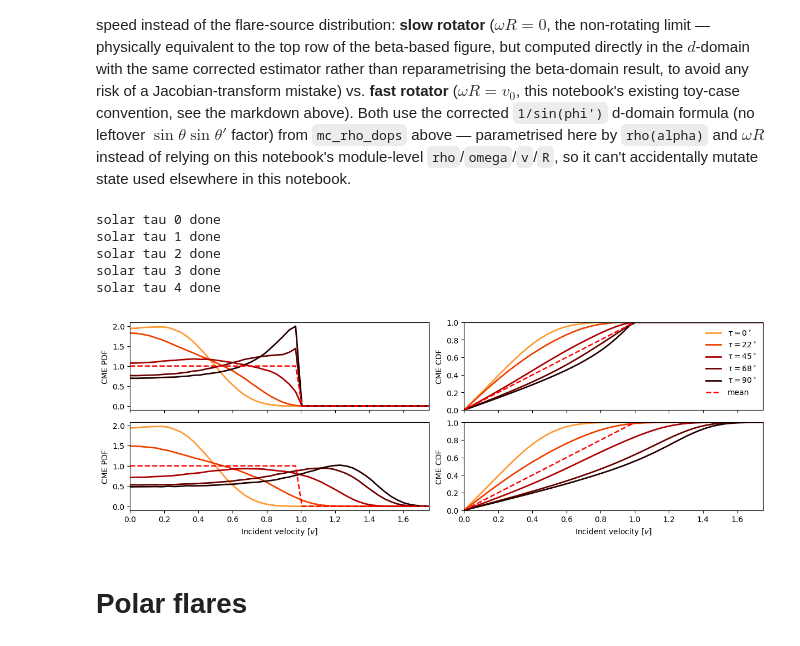
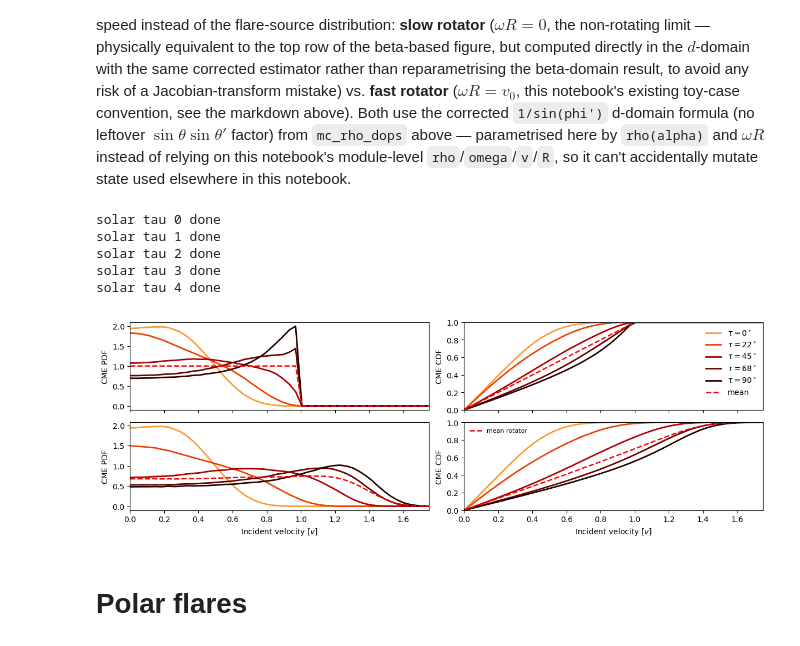
Before and after one commit to demichieldewilde/CME_distribution, a Jupyter notebook: CME_distribution_rotation.ipynb, the cells around one changed output. Drawn from its saved outputs; the diff is of its cells as text; code cells hidden in the pictures.

Commit message:
mean curve for rotations

```diff
--- a/CME_distribution_rotation.ipynb
+++ b/CME_distribution_rotation.ipynb
@@ -369,8 +369,17 @@ cdf_slow = np.array([cdf_from_pdf(dops_grid, p) for p in pdf_slow])
 cdf_fast = np.array([cdf_from_pdf(dops_grid, p) for p in pdf_fast])
 
 v0 = 1.0
+# slow-rotator row: no rotation, so d can never exceed v0 -- the "mean" reference is the usual
+# flat/step-function isotropic curve (uniform in d over [0, v0]) and its linear CDF.
 pdf_mean_ref = np.where(dops_grid <= v0, 1.0 / v0, 0.0)
 cdf_mean_ref = np.clip(dops_grid / v0, 0, 1)
+
+# fast-rotator row: rotation lets d exceed v0, so that flat/step reference no longer applies.
+# Instead use the sin(tau)-weighted average of the actual computed curves -- the physically
+# meaningful "mean over a randomly oriented rotation axis" (tau is distributed proportional to
+# sin(tau) for an isotropic axis direction), matching this notebook's original "mean rotator".
+pdf_mean_fast = np.average(pdf_fast, axis=0, weights=np.sin(Taus))
+cdf_mean_fast = cdf_from_pdf(dops_grid, pdf_mean_fast)
 
 cmap = plt.get_cmap("gist_heat_r")
 colors = [cmap(c) for c in np.linspace(0.2, 0.9, len(Taus))]
@@ -382,36 +391,37 @@ for i, tau in enumerate(Taus):
     axes[0, 0].plot(dops_grid, pdf_slow[i], lw=2, color=col)
     axes[0, 1].plot(dops_grid, cdf_slow[i], lw=2, color=col, label=lab)
     axes[1, 0].plot(dops_grid, pdf_fast[i], lw=2, color=col)
     axes[1, 1].plot(dops_grid, cdf_fast[i], lw=2, color=col)
 
 axes[0, 0].plot(dops_grid, pdf_mean_ref, "--", color="red", lw=1.8)
-axes[1, 0].plot(dops_grid, pdf_mean_ref, "--", color="red", lw=1.8)
+axes[1, 0].plot(dops_grid, pdf_mean_fast, "--", color="red", lw=1.8)
 axes[0, 1].plot(dops_grid, cdf_mean_ref, "--", color="red", lw=1.8, label="mean")
-axes[1, 1].plot(dops_grid, cdf_mean_ref, "--", color="red", lw=1.8)
+axes[1, 1].plot(dops_grid, cdf_mean_fast, "--", color="red", lw=1.8, label="mean rotator")
 
 axes[0, 0].set_ylabel("CME PDF")
 axes[1, 0].set_ylabel("CME PDF")
 axes[0, 1].set_ylabel("CME CDF")
 axes[1, 1].set_ylabel("CME CDF")
 axes[1, 0].set_xlabel("Incident velocity [$v$]")
 axes[1, 1].set_xlabel("Incident velocity [$v$]")
 
 for ax in axes[:, 1]:
     ax.set_ylim(0, 1)
 for ax in axes.ravel():
     ax.set_xlim(0, 1.75)
 
 axes[0, 1].legend(frameon=False)
+axes[1, 1].legend(frameon=False, fontsize=8)
 
 plt.savefig(FIGURES_DIR / "CME_dist_rotation_solar_slow_vs_fast.pdf")
 plt.show()
 # %% [output]
 solar tau 0 done
 solar tau 1 done
 solar tau 2 done
 solar tau 3 done
 solar tau 4 done
-[figure, old version]
+[figure, new version]
 # %% [markdown]
 # Polar flares
 # %%
```
Also changed, not shown: parts of 1 cell of this notebook, 2 other files.
